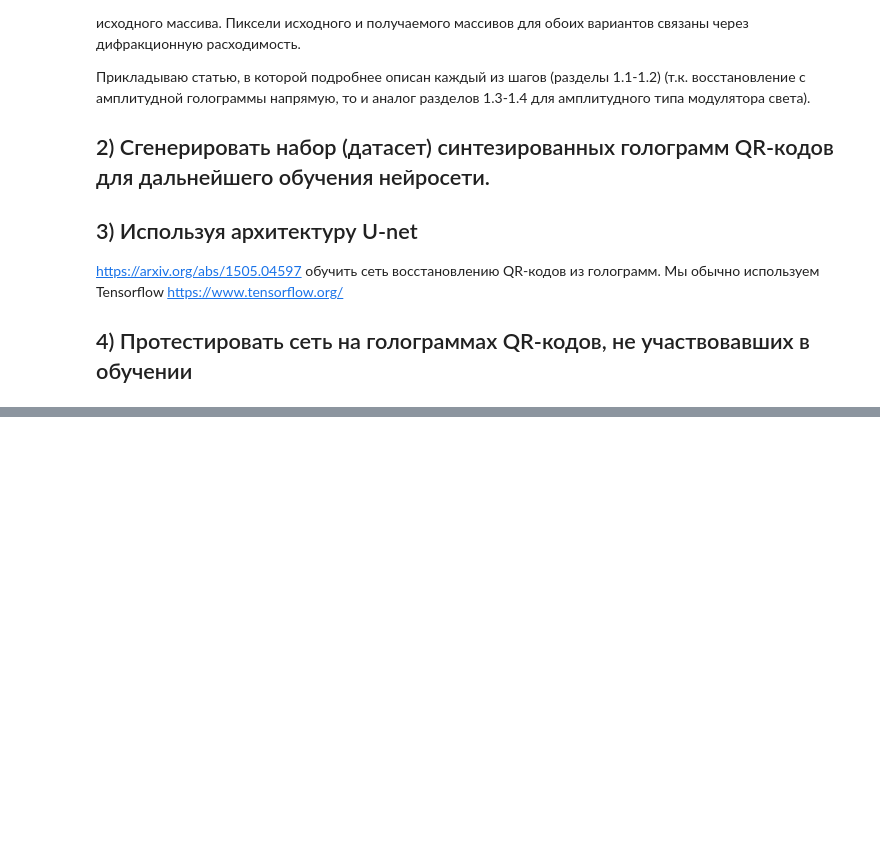
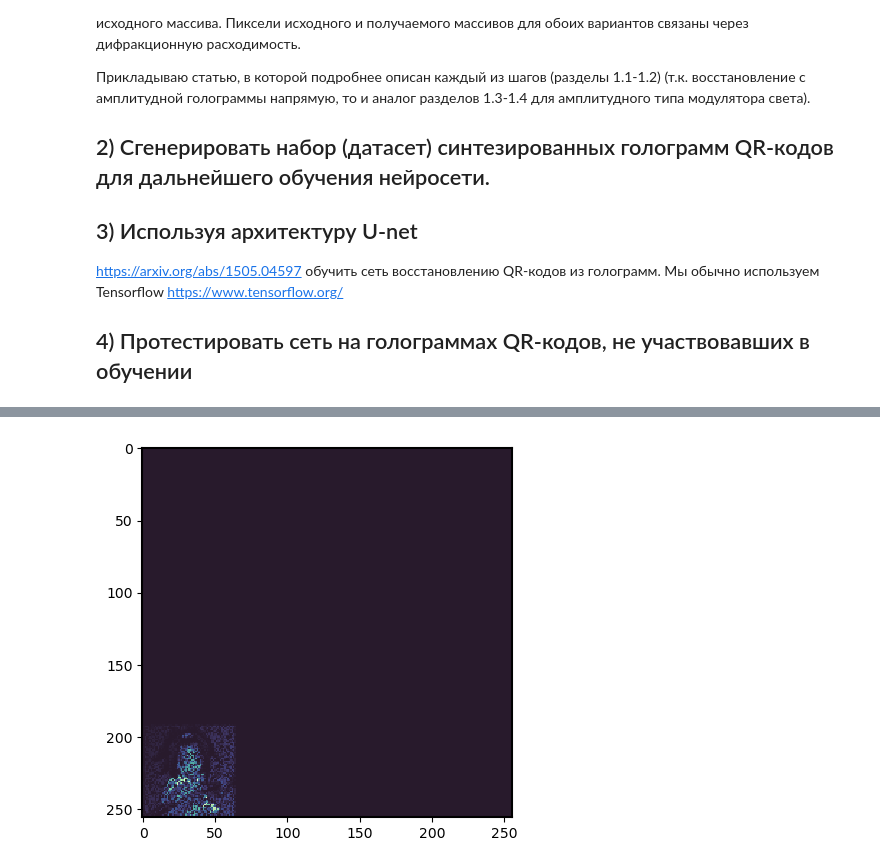
Before and after one commit to DrozdovMK/Hologram, a Jupyter notebook: InternTest.ipynb, the cells around one changed output, grey strips where cells are left out. Saved outputs shown, nothing was run; the diff lists cells and outputs as text; code cells hidden in the pictures; blank space fills up the shorter version.

```diff
--- a/InternTest.ipynb
+++ b/InternTest.ipynb
@@ -100,0 +108,6 @@ plt.show()
+# %%
+plt.close()
+plt.imshow(np.abs(object_field)**2)
+plt.show()
+# %% [output]
+[figure, added]
```
Also changed, not shown: parts of 3 cells of this notebook.
